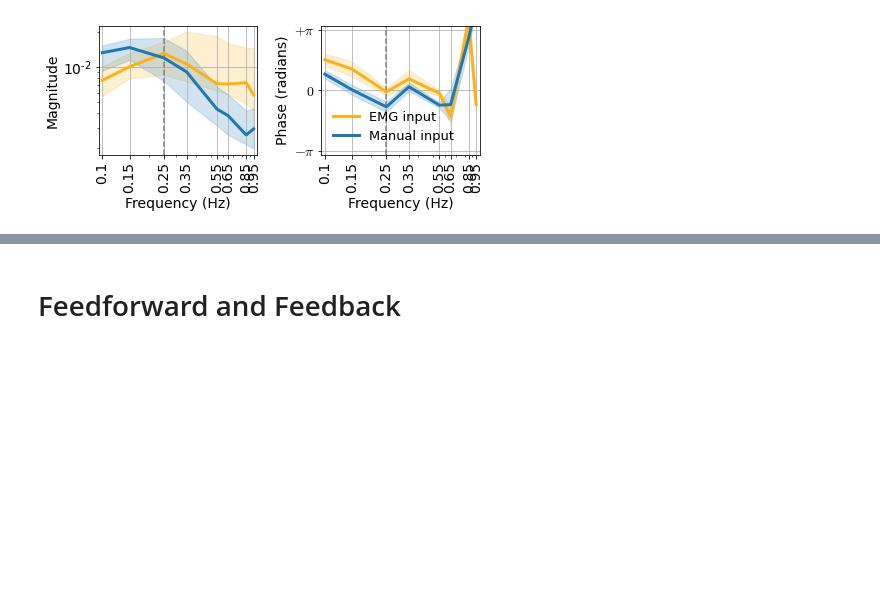
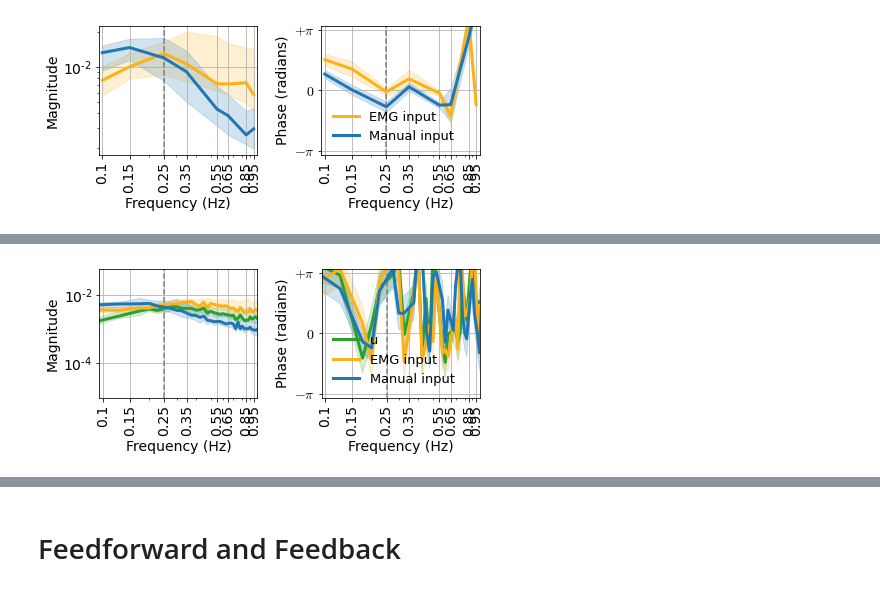
Before and after one commit to sburden-group/sensorimotor_fusion, a Jupyter notebook: analysis/Multimodal paper/20250203_IEEE_rehab.ipynb, the cells around one changed output, grey strips where cells are left out. Drawn from its saved outputs; the diff is of its cells as text; code cells hidden in the pictures; blank space fills up the shorter version.

```diff
--- a/analysis/Multimodal paper/20250203_IEEE_rehab.ipynb
+++ b/analysis/Multimodal paper/20250203_IEEE_rehab.ipynb
@@ -180,0 +186,6 @@ plt.show()
+# %%
+nonstim_freqs = np.delete(xf, IX)
+UXs = np.delete(Us[:,:,:,:N//2], IX,axis = 3)
+U0Xs = np.delete(U0s[:,:,:,:N//2], IX,axis = 3)
+U1Xs = np.delete(U1s[:,:,:,:N//2], IX,axis = 3)
+UXs.shape
@@ -180,0 +194,79 @@ plt.show()
+# %%
+# population level for Even trials
+# Bode plot of F and B
+xticks = np.array([0.1 , 0.15, 0.25, 0.35, 0.55, 0.65, 0.85, 0.95])
+xlim = (0.095, 1.0)
+ylimphase = (-np.pi-0.2,np.pi+ 0.2)
+yticksphase = [-np.pi,0.,np.pi]
+yticklabelsphase = [r'$-\pi$',r'$0$',r'$+\pi$']
+
+cond = 2
+fig,axs = plt.subplots(1,2,sharex=True,figsize=(6.5,3))
+
+# magnitude
+ax = axs[0]
+ax.axvline(x=0.25, color='grey', linestyle='--')
+U_mean = np.mean(np.abs(UXs[:,cond,:,:]),axis = 1) #mean across all trials
+q25,q50,q75 = np.quantile(U_mean,[0.25,0.5,0.75],axis = 0) # across subjects
+ax.plot(nonstim_freqs,q50,'-',label = 'u',color = colors['GREEN'],linewidth = 3)
+ax.fill_between(nonstim_freqs, q25, q75, alpha=0.2,color = colors['GREEN'])
+
+U0_mean = np.mean(np.abs(U0Xs[:,cond,:,:]),axis = 1) #mean across all trials
+q25,q50,q75 = np.quantile(U0_mean,[0.25,0.5,0.75],axis = 0) # across subjects
+ax.plot(nonstim_freqs,q50,'-',label = 'EMG input',color = colors['GOLD'],linewidth = 3)
+ax.fill_between(nonstim_freqs, q25, q75, alpha=0.2,color = colors['GOLD'])
+
+U1_mean = np.mean(np.abs(U1Xs[:,cond,:,:]),axis = 1) #mean across all trials
+q25,q50,q75 = np.quantile(U1_mean,[0.25,0.5,0.75],axis = 0) # across subjects
+ax.plot(nonstim_freqs,q50,'-',label = 'Manual input',color = colors['BLUE'],linewidth = 3)
+ax.fill_between(nonstim_freqs, q25, q75, alpha=0.2,color = colors['BLUE'])
+
+ax.set_xscale("log")
+ax.set_xlim(xlim)
+ax.set_xticks(xticks)
+ax.set_xticklabels(xticks,rotation=90)
+ax.grid('on',zorder=-1)
+# ax.set_ylim(0.1,80)
+ax.set_yscale("log")
+ax.set_ylabel('Magnitude')
+ax.set_xlabel('Frequency (Hz)')
+
+# phase
+ax = axs[1]
+ax.axvline(x=0.25, color='grey', linestyle='--')
+angles = np.angle(np.mean(np.exp(1j*(np.angle(UXs[:,cond,:,:]))),axis = 1))
+z = np.mean(np.exp(1j*(angles-np.pi/2)), axis=0)
+mean = np.angle(z)+np.pi/2
+disp = 1 - np.abs(z)
+ax.plot(nonstim_freqs,mean,'-',label = 'u',color = colors['GREEN'],linewidth = 3)
+ax.fill_between(nonstim_freqs,mean+disp,mean-disp,alpha = 0.2,color = colors['GREEN'])
+
+angles = np.angle(np.mean(np.exp(1j*(np.angle(U0Xs[:,cond,:,:]))),axis = 1))
+z = np.mean(np.exp(1j*(angles-np.pi/2)), axis=0)
+mean = np.angle(z)+np.pi/2
+disp = 1 - np.abs(z)
+ax.plot(nonstim_freqs,mean,'-',label = 'EMG input',color = colors['GOLD'],linewidth = 3)
+ax.fill_between(nonstim_freqs,mean+disp,mean-disp,alpha = 0.2,color = colors['GOLD'])
+
+angles = np.angle(np.mean(np.exp(1j*(np.angle(U1Xs[:,cond,:,:]))),axis = 1))
+z = np.mean(np.exp(1j*(angles-np.pi/2)), axis=0)
+mean = np.angle(z)+np.pi/2
+disp = 1 - np.abs(z)
+ax.plot(nonstim_freqs,mean,'-',label = 'Manual input',color = colors['BLUE'],linewidth = 3)
+ax.fill_between(nonstim_freqs,mean+disp,mean-disp,alpha = 0.2,color = colors['BLUE'])
+
+ax.set_ylabel('Phase (radians)')
+ax.grid('on',zorder=-1)
+ax.set_xticks(xticks)
+ax.set_xticklabels(xticks,rotation=90)
+ax.set_ylim(ylimphase)
+ax.set_yticks(yticksphase)
+ax.set_yticklabels(yticklabelsphase)
+ax.set_xlabel('Frequency (Hz)')
+ax.legend(loc = 'lower left',frameon=False, fontsize = 13)
+# axs[0].legend(bbox_to_anchor=(1., 1.3),frameon=False, ncol = 2)
+plt.tight_layout()
+# fig.savefig('multimodal_inputs.svg')
+plt.show()
+# %% [output]
+[figure, added]
```
Also changed, not shown: parts of 59 cells of this notebook, 1 other file.
